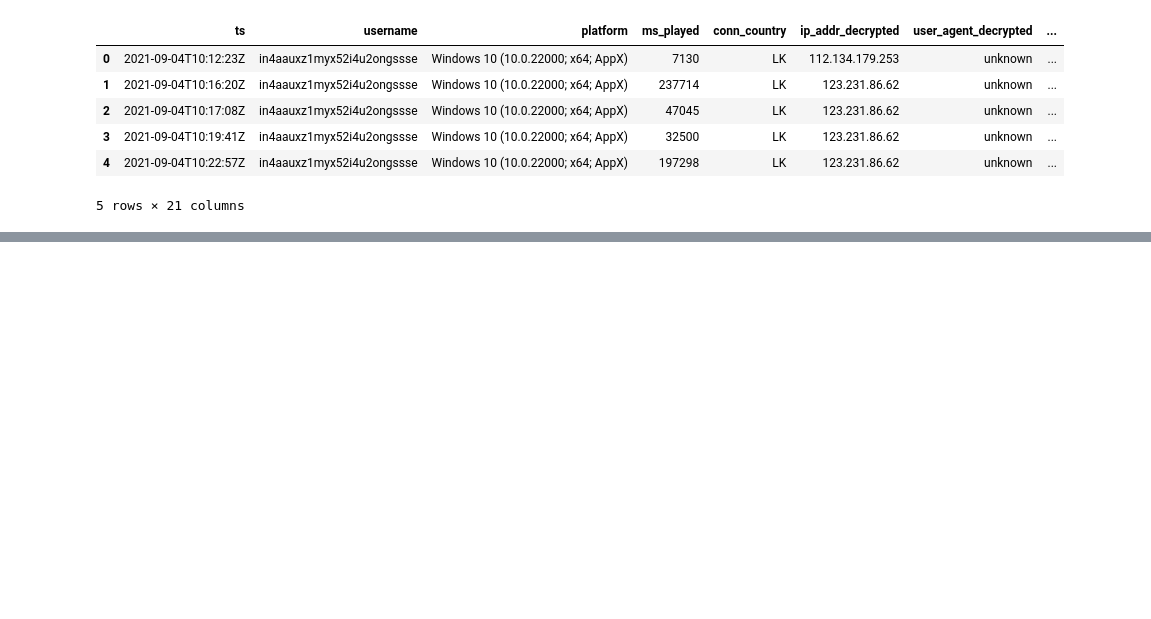
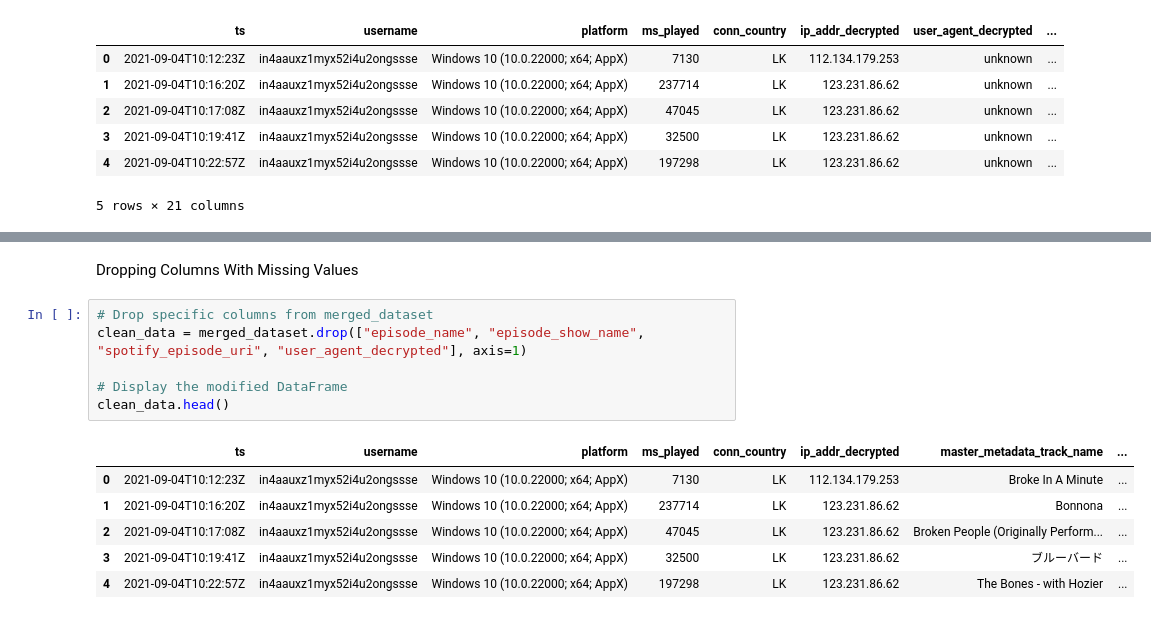
Before and after one commit to ReapredatoR/My_Spotify_Data_Analysis, a Jupyter notebook: main.ipynb, the cells around one changed output, grey strips where cells are left out. Saved outputs shown, nothing was run; the diff lists cells and outputs as text; blank space fills up the shorter version.

Commit message:
Dropped Columns With Missing Values

```diff
--- a/main.ipynb
+++ b/main.ipynb
@@ -57,0 +81,15 @@ merged_dataset.head()
+# %% [markdown]
+Dropping Columns With Missing Values
+# %%
+# Drop specific columns from merged_dataset
+clean_data = merged_dataset.drop(["episode_name", "episode_show_name", "spotify_episode_uri", "user_agent_decrypted"], axis=1)
+
+# Display the modified DataFrame
+clean_data.head()
+# %% [output]
+|  | ts | username | platform | ms_played | conn_country | ip_addr_decrypted | master_metadata_track_name | ... |
+| 0 | 2021-09-04T10:12:23Z | in4aauxz1myx52i4u2ongssse | Windows 10 (10.0.22000; x64; AppX) | 7130 | LK | 112.134.179.253 | Broke In A Minute | ... |
+| 1 | 2021-09-04T10:16:20Z | in4aauxz1myx52i4u2ongssse | Windows 10 (10.0.22000; x64; AppX) | 237714 | LK | 123.231.86.62 | Bonnona | ... |
+| 2 | 2021-09-04T10:17:08Z | in4aauxz1myx52i4u2ongssse | Windows 10 (10.0.22000; x64; AppX) | 47045 | LK | 123.231.86.62 | Broken People (Originally Perform... | ... |
+| 3 | 2021-09-04T10:19:41Z | in4aauxz1myx52i4u2ongssse | Windows 10 (10.0.22000; x64; AppX) | 32500 | LK | 123.231.86.62 | ブルーバード | ... |
+| 4 | 2021-09-04T10:22:57Z | in4aauxz1myx52i4u2ongssse | Windows 10 (10.0.22000; x64; AppX) | 197298 | LK | 123.231.86.62 | The Bones - with Hozier | ... |
```
Also changed, not shown: parts of 2 cells of this notebook.
